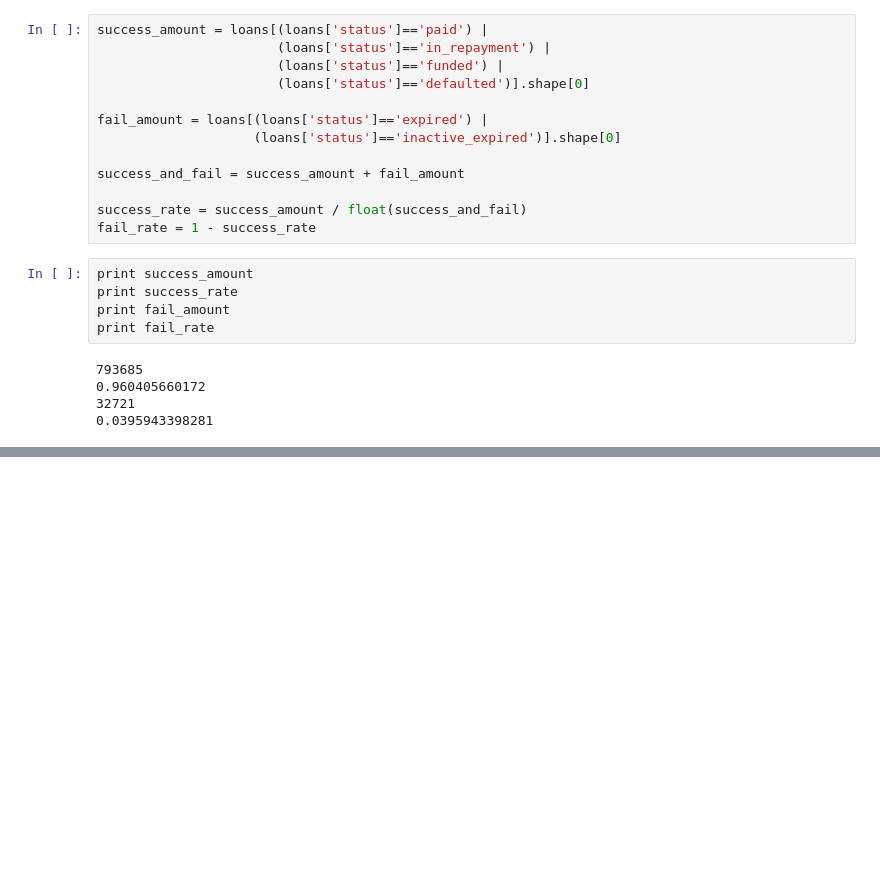
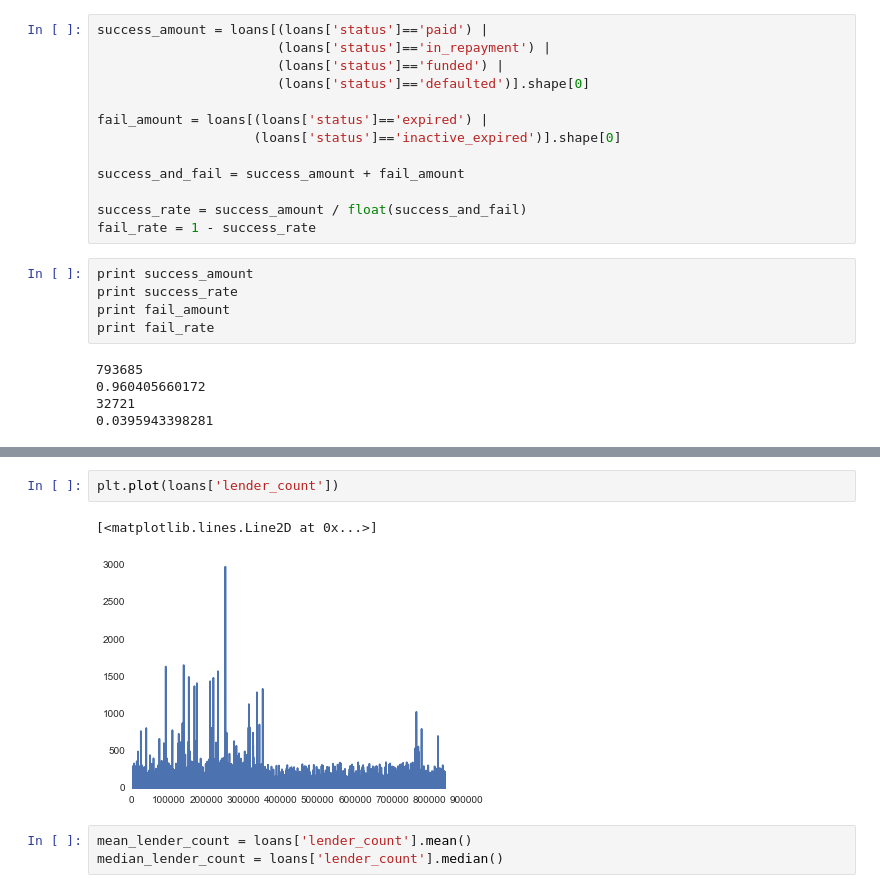
Before and after one commit to yulizhou/Kipfian, a Jupyter notebook: Visualization.ipynb, the cells around one changed output, grey strips where cells are left out. Cells and saved outputs as stored; diff of their text form; blank space fills up the shorter version.

```diff
--- a/Visualization.ipynb
+++ b/Visualization.ipynb
@@ -73,0 +143,8 @@ loans[loans['status']=='expired'].shape[0]
+# %%
+plt.plot(loans['lender_count'])
+# %% [output]
+[<matplotlib.lines.Line2D at 0x...>]
+[figure, added]
+# %%
+mean_lender_count = loans['lender_count'].mean()
+median_lender_count = loans['lender_count'].median()
```
Also changed, not shown: parts of 33 cells of this notebook, 11 other files.
